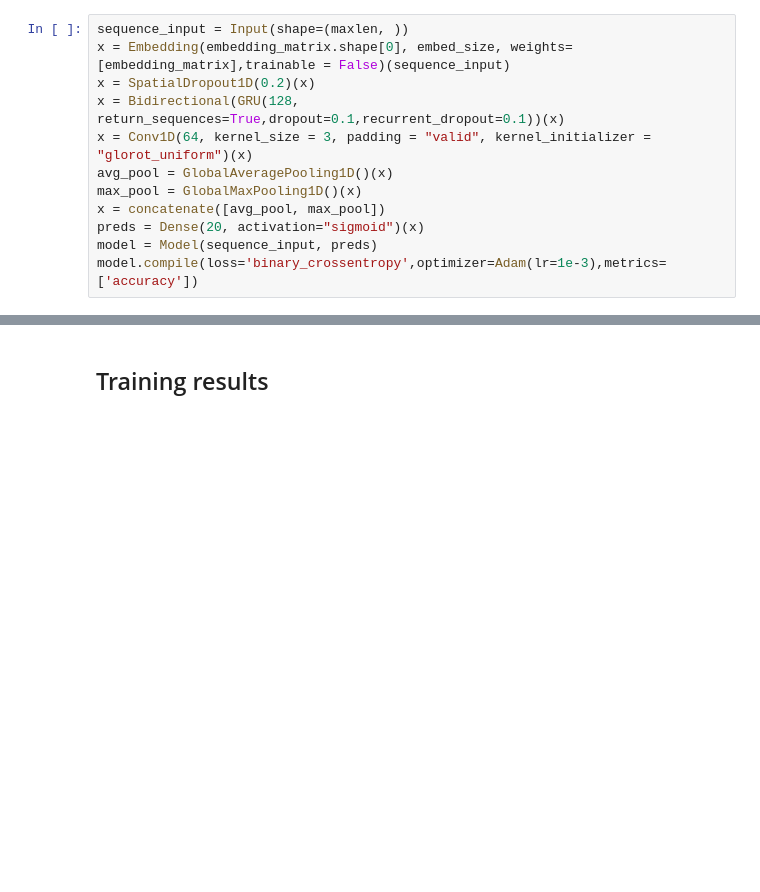
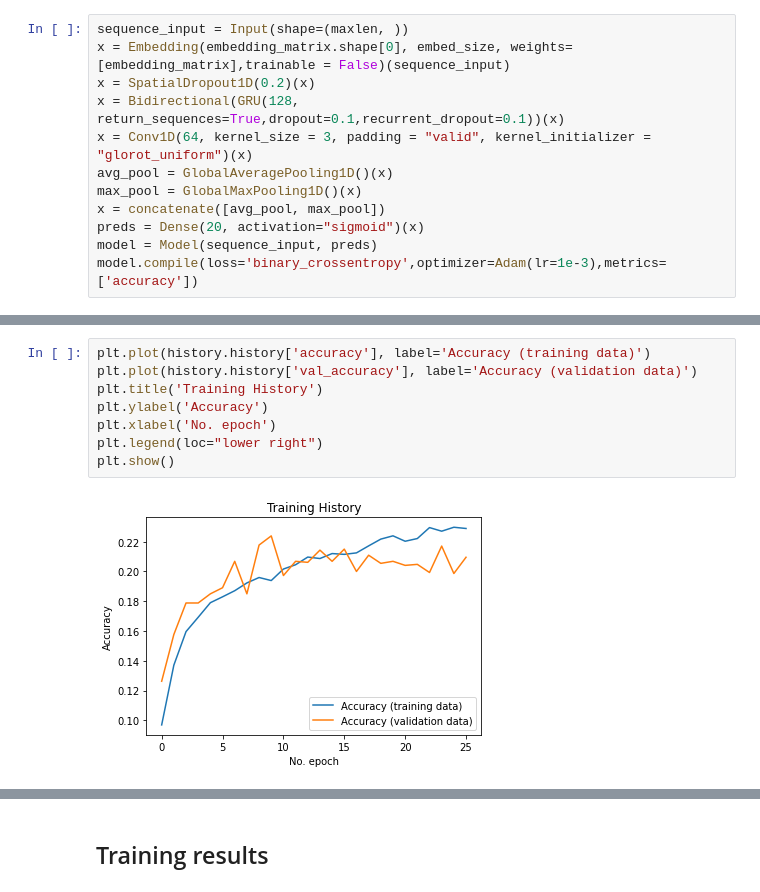
Before and after one commit to xuezzou/Rebuild-My-Professor, a Jupyter notebook: Tags-Prediction/Tag_Classification_with_BiLSTM+CNN.ipynb, the cells around one changed output, grey strips where cells are left out. Saved outputs shown, nothing was run; the diff lists cells and outputs as text; blank space fills up the shorter version.

```diff
--- a/Tags-Prediction/Tag_Classification_with_BiLSTM+CNN.ipynb
+++ b/Tags-Prediction/Tag_Classification_with_BiLSTM+CNN.ipynb
@@ -143,0 +175,10 @@ Epoch 4/4
+# %%
+plt.plot(history.history['accuracy'], label='Accuracy (training data)')
+plt.plot(history.history['val_accuracy'], label='Accuracy (validation data)')
+plt.title('Training History')
+plt.ylabel('Accuracy')
+plt.xlabel('No. epoch')
+plt.legend(loc="lower right")
+plt.show()
+# %% [output]
+[figure, added]
```
Also changed, not shown: parts of 17 cells of this notebook.
